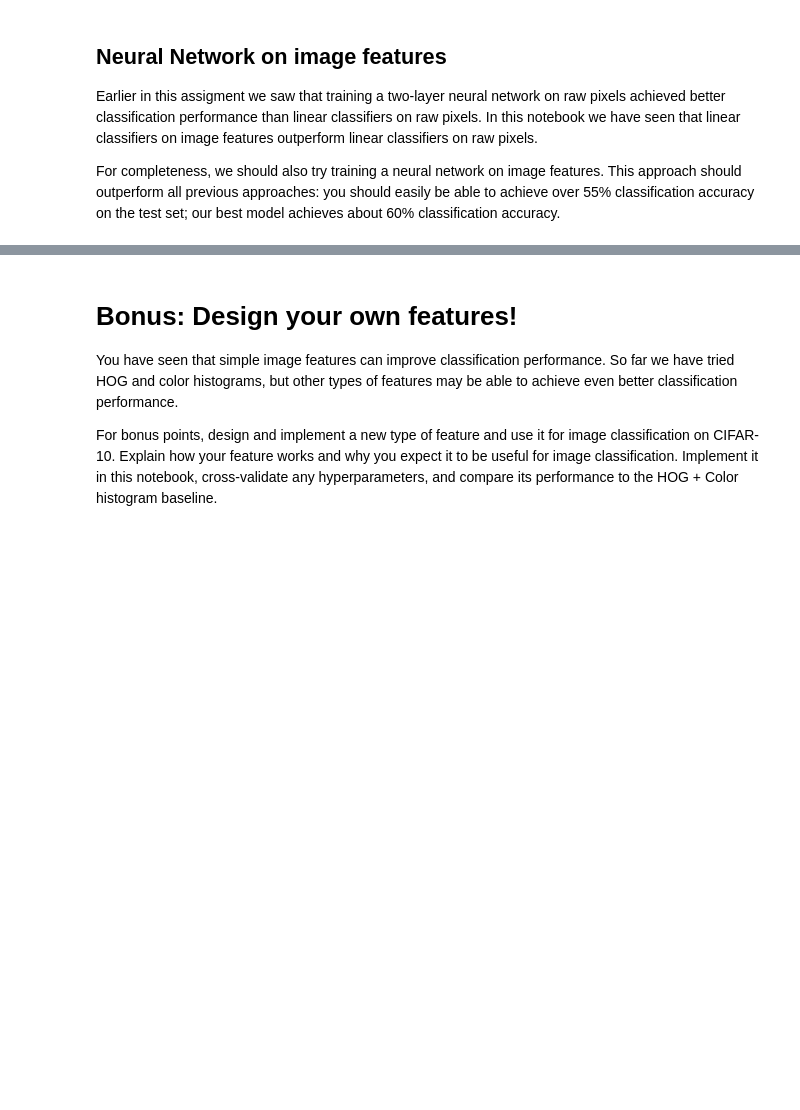
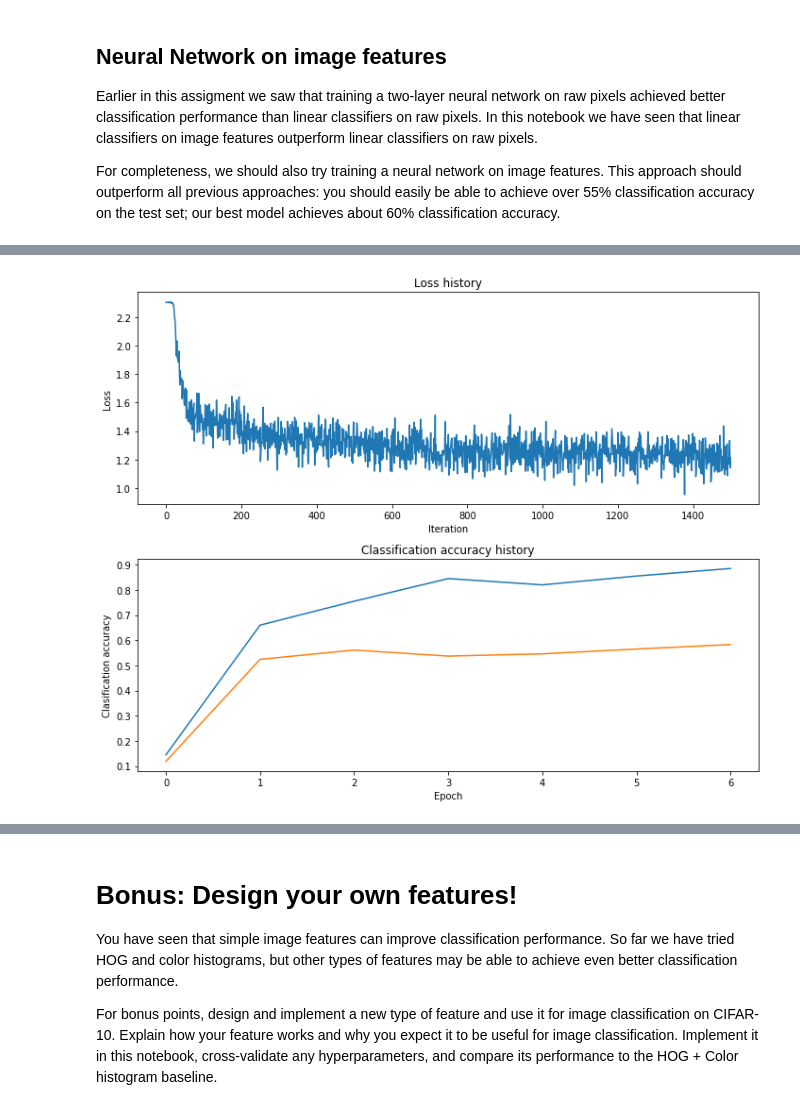
Before and after one commit to smeenehan/CS231n, a Jupyter notebook: assignment1/features.ipynb, the cells around one changed output, grey strips where cells are left out. Saved outputs shown, nothing was run; the diff lists cells and outputs as text; code cells hidden in the pictures; blank space fills up the shorter version.

```diff
--- a/assignment1/features.ipynb
+++ b/assignment1/features.ipynb
@@ -200,0 +206,64 @@ pass
+# %%
+from cs231n.classifiers.neural_net import TwoLayerNet
+
+input_dim = X_train_feats.shape[1]
+hidden_dim = 500
+num_classes = 10
+
+results = {}
+best_net = None # store the best model into this
+best_acc = -1
+learning_rates = [0.8,0.9,1.0] #10**np.random.uniform(0,1,size=4)
+regs = [5e-3,3e-3,1e-3] #10**np.random.uniform(-4,-2,size=4)
+num_params = len(learning_rates)*len(regs)
+param_cnt = 0
+
+print('Learning rates: ',learning_rates)
+print('Regularization strengths: ',regs)
+
+for params in product(learning_rates,regs):
+    rate = params[0]
+    reg = params[1]
+    net = TwoLayerNet(input_dim, hidden_dim, num_classes)
+
+    param_cnt += 1
+    print('Hyperparameter set %d of %d' % (param_cnt, num_params))
+
+    # Train the network
+    stats = net.train(X_train_feats, y_train, X_val_feats, y_val,
+                      num_iters=1500, batch_size=200,
+                      learning_rate=rate, learning_rate_decay=0.95,
+                      reg=reg, verbose=False)
+
+    # Predict on the validation set
+    val_acc = (net.predict(X_val_feats) == y_val).mean()
+    results[(rate,reg)] = val_acc
+    if val_acc > best_acc:
+        best_acc = val_acc
+        best_net = net
+        best_stats = stats
+
+# Print out results.
+for lr, reg in sorted(results):
+    val_accuracy = results[(lr, reg)]
+    print('lr %e reg %e val accuracy: %f' % (
+                lr, reg, val_accuracy))
+
+print('best validation accuracy achieved: %f',best_acc)
+
+# Plot the loss function and train / validation accuracies
+plt.subplot(2, 1, 1)
+plt.plot(best_stats['loss_history'])
+plt.title('Loss history')
+plt.xlabel('Iteration')
+plt.ylabel('Loss')
+
+plt.subplot(2, 1, 2)
+plt.plot(best_stats['train_acc_history'], label='train')
+plt.plot(best_stats['val_acc_history'], label='val')
+plt.title('Classification accuracy history')
+plt.xlabel('Epoch')
+plt.ylabel('Clasification accuracy')
+plt.tight_layout()
+plt.show()
+# %% [output]
@@ -200,0 +287 @@ pass
+[figure, added]
```
Also changed, not shown: parts of 12 cells of this notebook.
